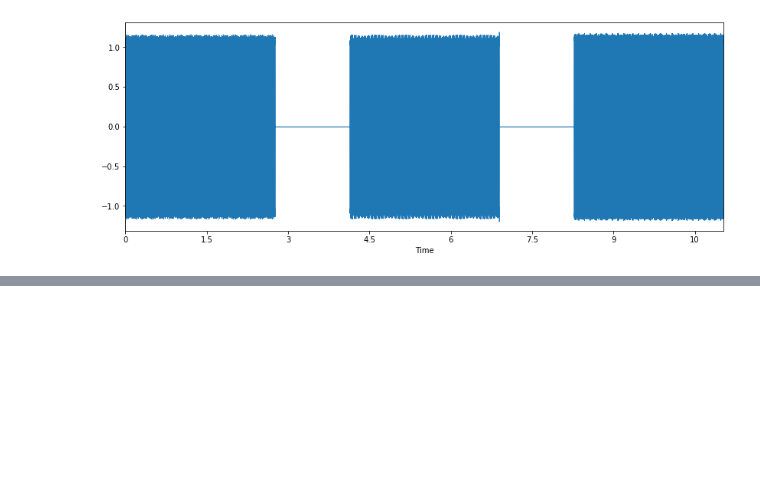
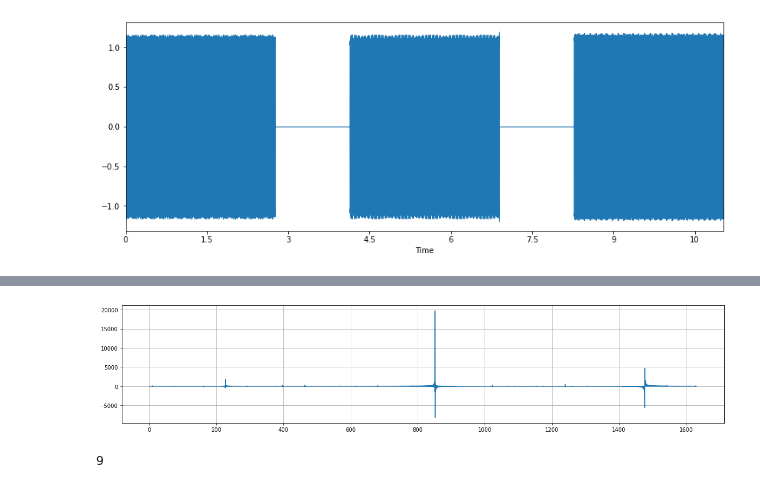
Before and after one commit to Lenin22/speech_pro, a Jupyter notebook: lab2.ipynb, the cells around one changed output, grey strips where cells are left out. Cells and saved outputs as stored; diff of their text form; code cells hidden in the pictures; blank space fills up the shorter version.

```diff
--- a/lab2.ipynb
+++ b/lab2.ipynb
@@ -442,2 +452,12 @@ plt.plot(np.fft.fft(dtmf))
+# %%
+plt.figure(figsize=(20,4))
+plt.plot(dtmf_sr*np.arange(len(s3))[:6000]/len(s3),np.fft.fft(s3)[:6000])
+plt.grid()
+# %% [output]
+[figure, added]
+# %%
+9
+# %% [output]
+9
 # %%
 # YOUR CODE HERE
```
Also changed, not shown: parts of 16 cells of this notebook, 3 other files.
